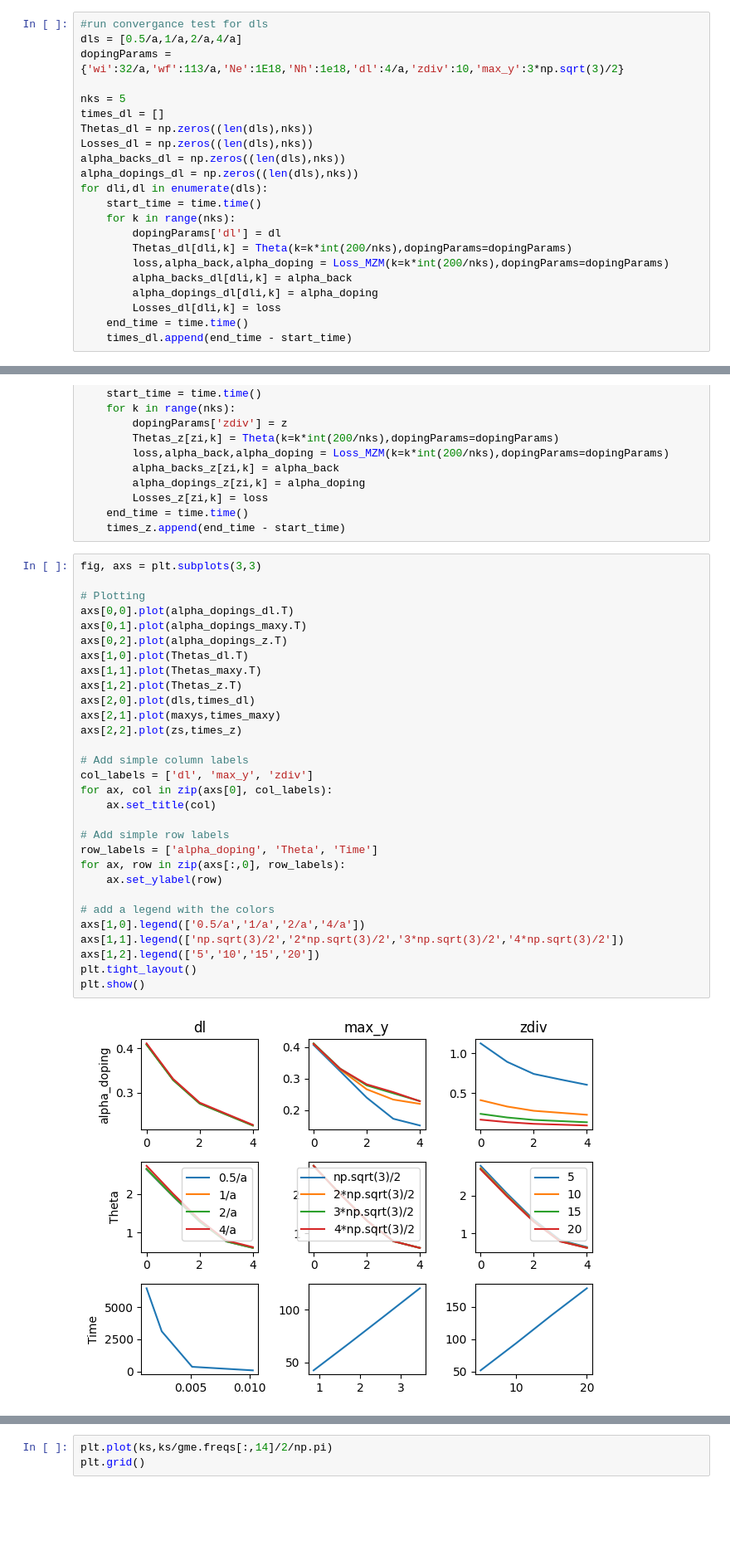
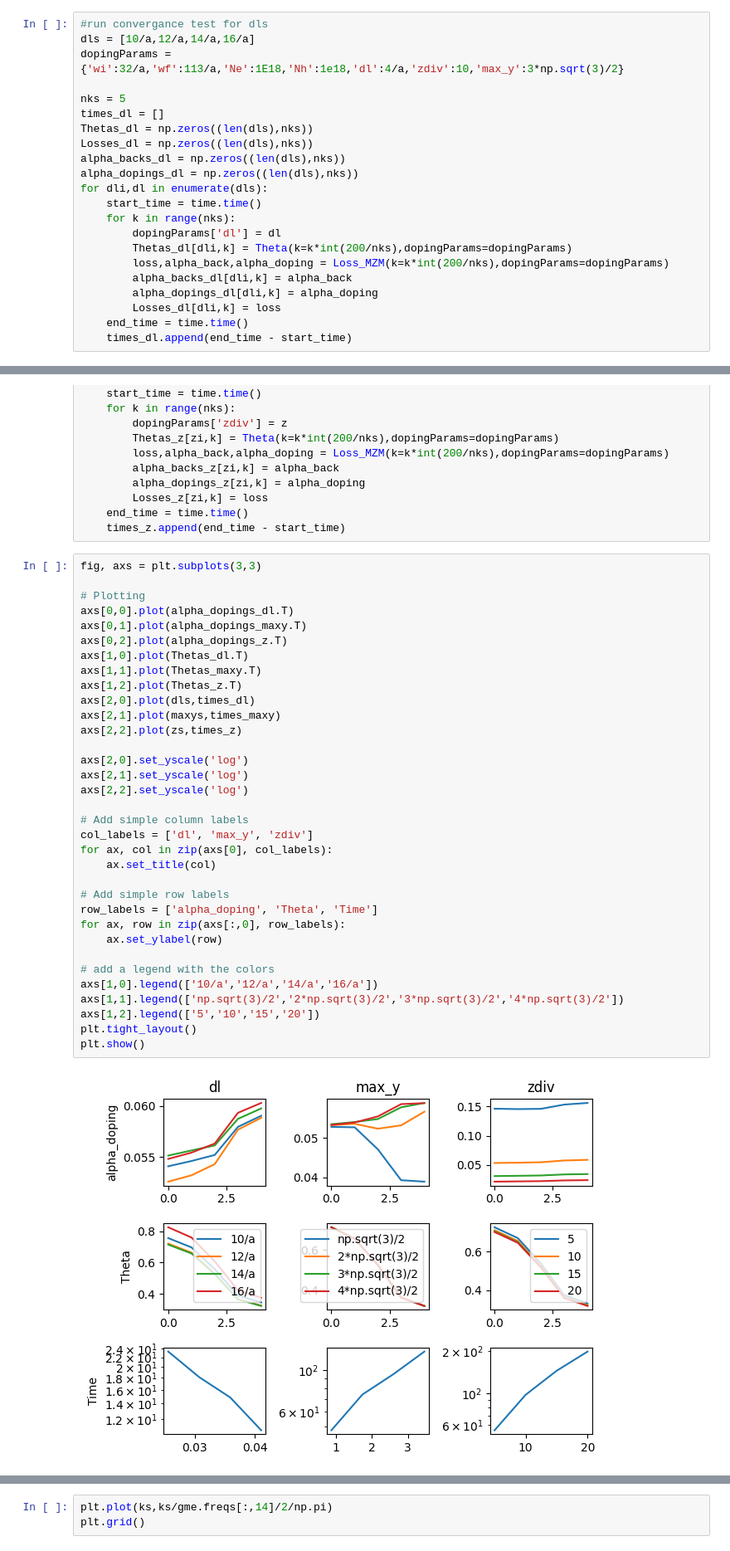
Before and after one commit to DominicJThompson/optGME, a Jupyter notebook: paper2/FieldRuns/SIOTesting.ipynb, the cells around one changed output, grey strips where cells are left out. Shown at 83% size. Saved outputs shown, nothing was run; the diff lists cells and outputs as text; blank space fills up the shorter version.

```diff
--- a/paper2/FieldRuns/SIOTesting.ipynb
+++ b/paper2/FieldRuns/SIOTesting.ipynb
@@ -374,7 +385,7 @@ plt.show()
 [figure]
 # %%
 #run convergance test for dls
-dls = [0.5/a,1/a,2/a,4/a]
+dls = [10/a,12/a,14/a,16/a]
 dopingParams = {'wi':32/a,'wf':113/a,'Ne':1E18,'Nh':1e18,'dl':4/a,'zdiv':10,'max_y':3*np.sqrt(3)/2}
 
 nks = 5
@@ -441,35 +452,39 @@ for zi,z in enumerate(zs):
 # %%
 fig, axs = plt.subplots(3,3)
 
 # Plotting
 axs[0,0].plot(alpha_dopings_dl.T)
 axs[0,1].plot(alpha_dopings_maxy.T)
 axs[0,2].plot(alpha_dopings_z.T)
 axs[1,0].plot(Thetas_dl.T)
 axs[1,1].plot(Thetas_maxy.T)
 axs[1,2].plot(Thetas_z.T)
 axs[2,0].plot(dls,times_dl)
 axs[2,1].plot(maxys,times_maxy)
 axs[2,2].plot(zs,times_z)
 
+axs[2,0].set_yscale('log')
+axs[2,1].set_yscale('log')
+axs[2,2].set_yscale('log')
+
 # Add simple column labels
 col_labels = ['dl', 'max_y', 'zdiv']
 for ax, col in zip(axs[0], col_labels):
     ax.set_title(col)
 
 # Add simple row labels
 row_labels = ['alpha_doping', 'Theta', 'Time']
 for ax, row in zip(axs[:,0], row_labels):
     ax.set_ylabel(row)
 
 # add a legend with the colors
-axs[1,0].legend(['0.5/a','1/a','2/a','4/a'])
+axs[1,0].legend(['10/a','12/a','14/a','16/a'])
 axs[1,1].legend(['np.sqrt(3)/2','2*np.sqrt(3)/2','3*np.sqrt(3)/2','4*np.sqrt(3)/2'])
 axs[1,2].legend(['5','10','15','20'])
 plt.tight_layout()
 plt.show()
 # %% [output]
-[figure, old version]
+[figure, new version]
 # %% [markdown]
 # Now we convert Delta n to phase shift per unit cell
 
```
Also changed, not shown: parts of 1 cell of this notebook, 6 other files.
